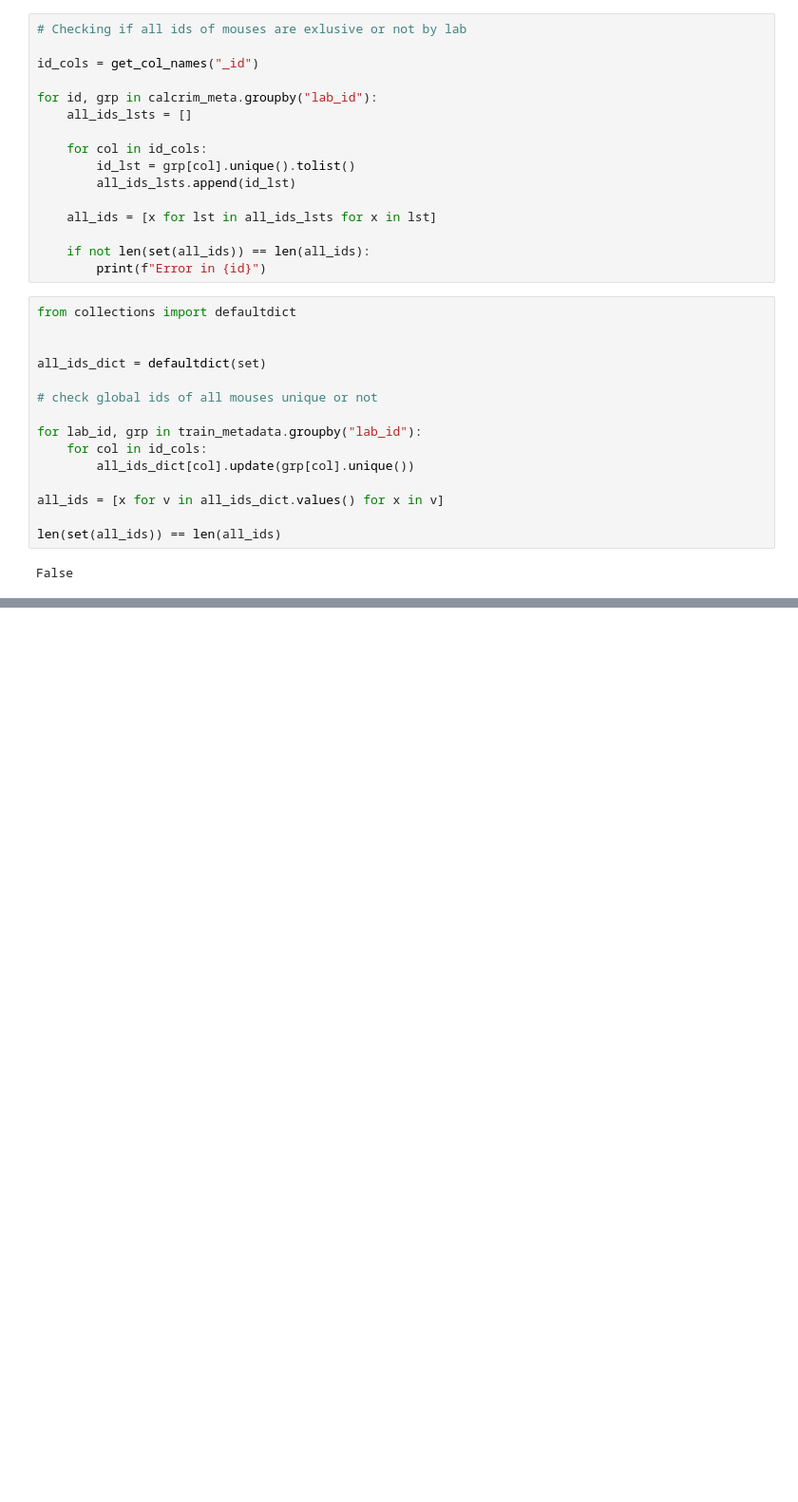
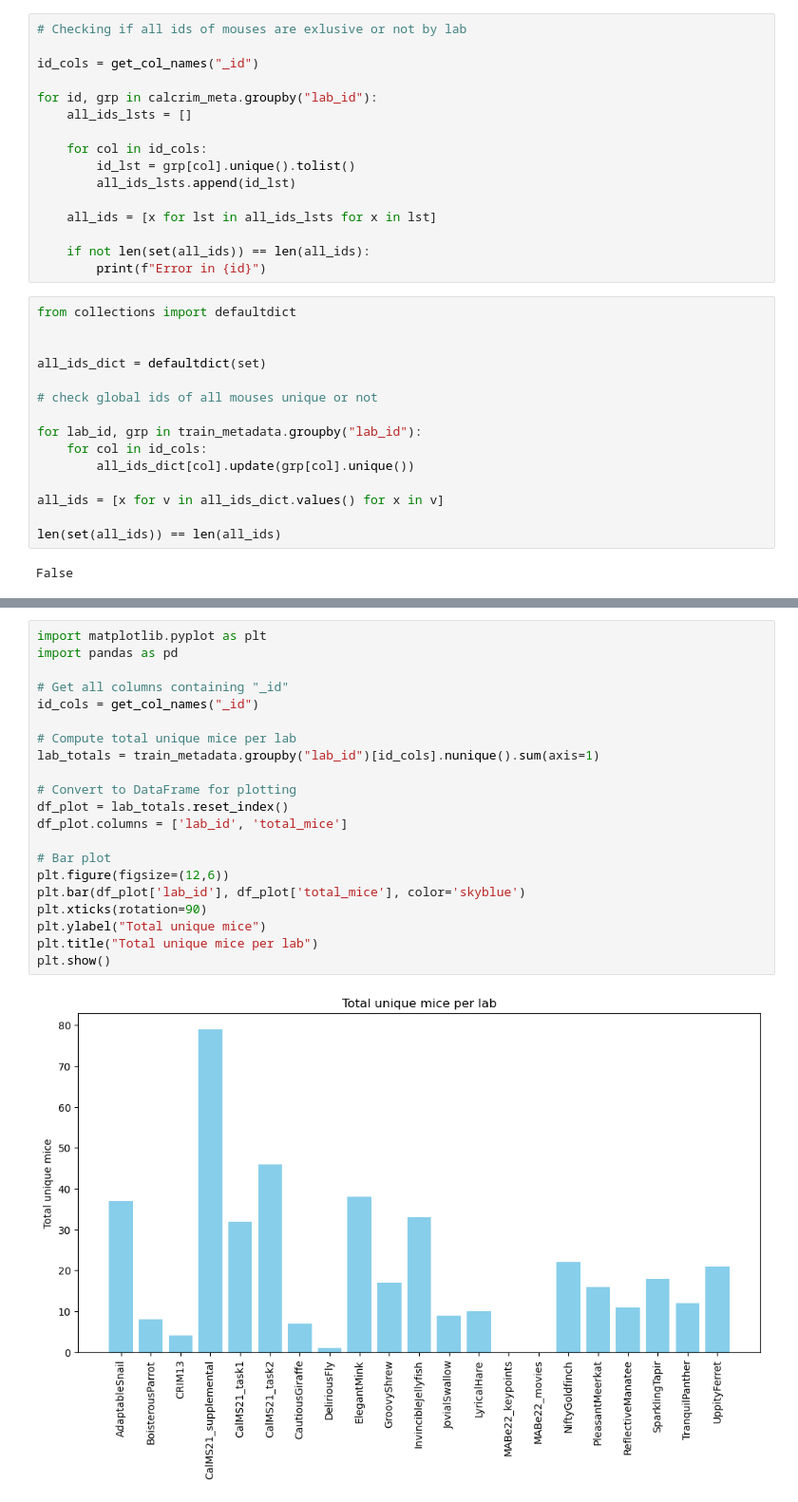
Before and after one commit to falsematrix/mabe, a Jupyter notebook: mabe_code/eda/mouse_ids.ipynb, the cells around one changed output, grey strips where cells are left out. Shown at 95% size. Cells and saved outputs as stored; diff of their text form; blank space fills up the shorter version.

```diff
--- a/mabe_code/eda/mouse_ids.ipynb
+++ b/mabe_code/eda/mouse_ids.ipynb
@@ -184,0 +215,23 @@ False
+# %%
+import matplotlib.pyplot as plt
+import pandas as pd
+
+# Get all columns containing "_id"
+id_cols = get_col_names("_id")
+
+# Compute total unique mice per lab
+lab_totals = train_metadata.groupby("lab_id")[id_cols].nunique().sum(axis=1)
+
+# Convert to DataFrame for plotting
+df_plot = lab_totals.reset_index()
+df_plot.columns = ['lab_id', 'total_mice']
+
+# Bar plot
+plt.figure(figsize=(12,6))
+plt.bar(df_plot['lab_id'], df_plot['total_mice'], color='skyblue')
+plt.xticks(rotation=90)
+plt.ylabel("Total unique mice")
+plt.title("Total unique mice per lab")
+plt.show()
+# %% [output]
+[figure, added]
```
Also changed, not shown: parts of 4 cells of this notebook, 1 other file.
